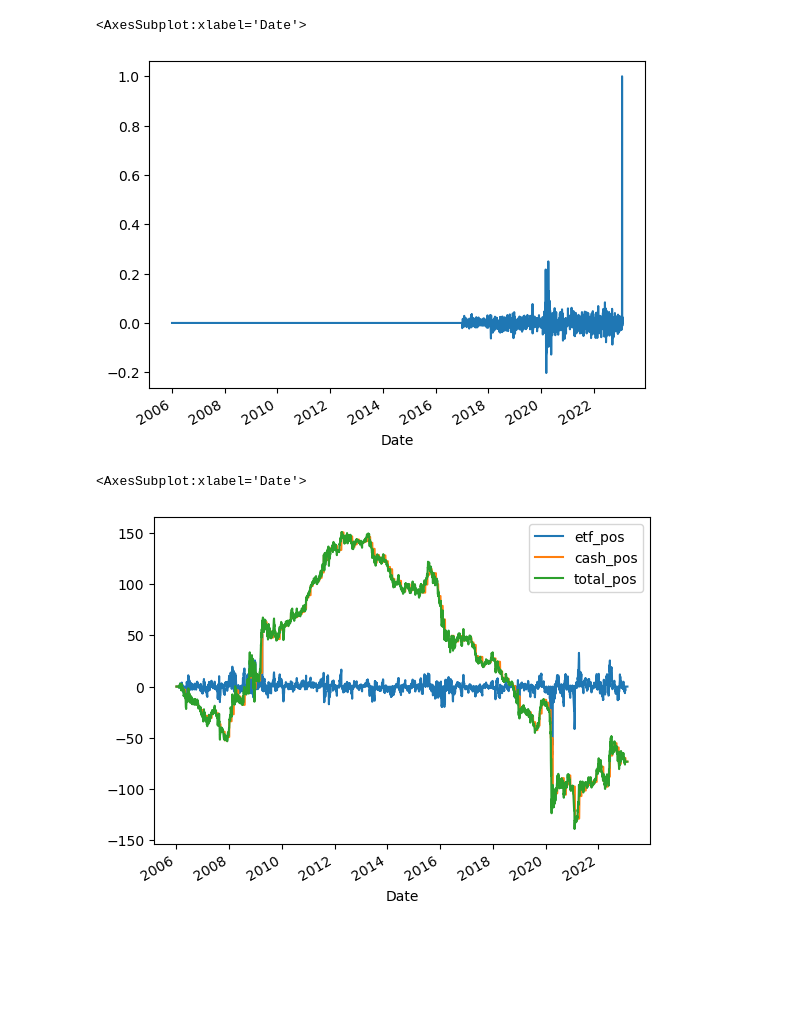
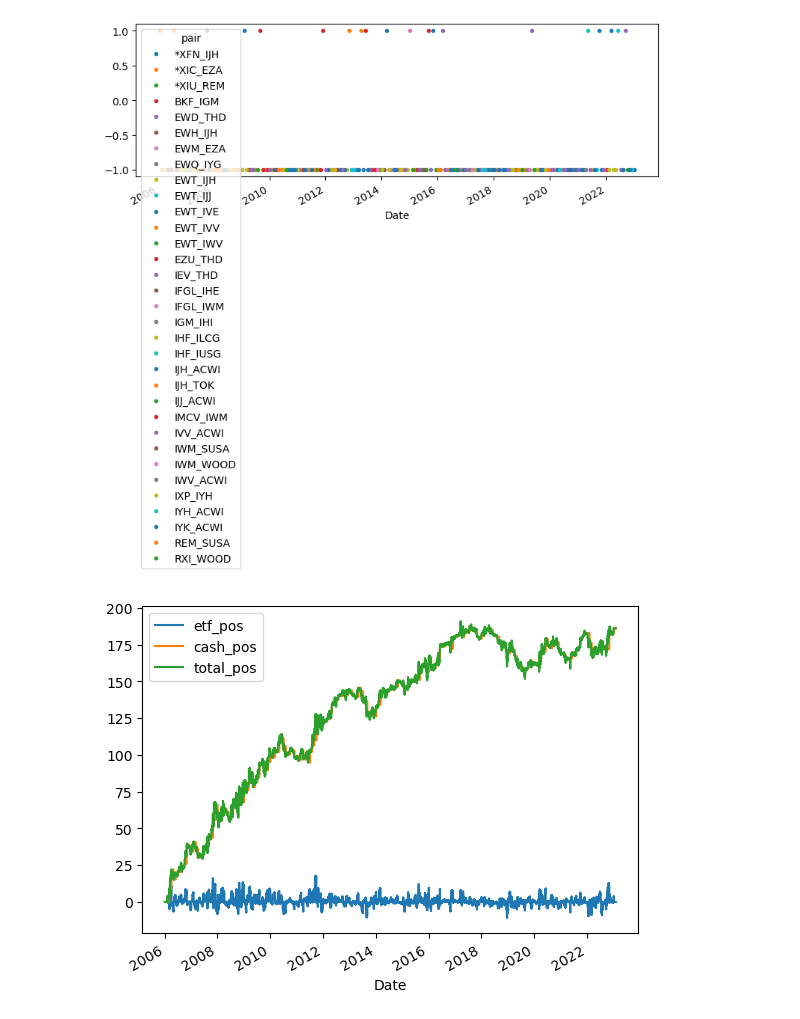
Before and after one commit to DerrickXZY/IAQF_Competition, a Jupyter notebook: pipeline/pipeline.ipynb, the cells around one changed output. Drawn from its saved outputs; the diff is of its cells as text; code cells hidden in the pictures; blank space fills up the shorter version.

Commit message:
Update result with new pred

```diff
--- a/pipeline/pipeline.ipynb
+++ b/pipeline/pipeline.ipynb
@@ -287,19 +348,13 @@ class PairTradingPipeline():
         etf_ret['base'].loc[trade_df.index] = 0
         return (etf_ret['etf_pos'] - etf_ret['base']) / cost
 # %%
-price_df = pd.read_csv('price_df.csv')
+price_df = pd.read_csv('../data/Final Total Return Index Df.csv')
 price_df['Date'] = pd.to_datetime(price_df['Date'])
-price_pivot_df = price_df.pivot_table("ETF Price", ["Date"], columns="ETF_Ticker")
+price_pivot_df = price_df.pivot_table("Total Return", ["Date"], columns="ETF_Ticker")
 price_pivot_df.index =pd.to_datetime(price_pivot_df.index)
 
-training_df = pd.read_csv('TrainingSet.csv')
+training_df = pd.read_csv('../data/Final TrainingSet.csv')
 training_df
 
 pipeline = PairTradingPipeline(price_df)
 pairs = pipeline.select_pairs()
-# %%
-plot_df = trade_df.copy()
-plot_df[plot_df == 0] = None
-plot_df[plot_df > 0] = 1
-plot_df[plot_df < 0] = -1
-plot_df.plot(style='.', figsize=(9, 3))
@@ -309,3 +361,19 @@ plot_df.plot(style='.', figsize=(9, 3))
+# %%
+def show_port_results(pair_trade_df, trade_df):
+    plot_df = pair_trade_df.pivot_table(values='side', columns='pair', index=pair_trade_df.index)
+    plot_df[plot_df == 0] = -1
+    plot_df.plot(style='.', figsize=(9, 3))
+    plt.show()
+
+    port_df = pipeline.generate_portfolio(trade_df)
+    port_df.plot()
+    plt.show()
+
+    ret_df = pipeline.calc_port_return(port_df, trade_df)
+    ret_df.plot()
+    plt.show()
+
+    return port_df, ret_df
 # %%
 linear_pred_df = pipeline.predict('linear', pairs,  params = {
                 'pred_period': 'D',
@@ -335,0 +447,10 @@ pipeline.calc_port_return(port_df, trade_df).plot()
+# %%
+linear_pred_df = pipeline.predict('linear', pairs,  params = {
+                'pred_period': 'M',
+                'cost' : 100
+            }, periodic=True)
+trade_df, pair_trade_df = pipeline.create_signal('most_spread_rtn', linear_pred_df, params= {
+                'holding_period': 21,
+                'cost': 100
+            })
+port_df, ret_df = show_port_results(pair_trade_df, trade_df)
@@ -357,19 +555,12 @@ plot_df.plot(style='.', figsize=(9, 3))
-# %%
-ret_df = pipeline.calc_port_return(port_df, trade_df)
-ret_df.plot()
-# %% [output]
-<AxesSubplot:xlabel='Date'>
-[figure, removed]
 # %%
 params = {
     'holding_period': 21,
     'distribution_period': 21,
     'training_ratio': 0.5,
     'cost': 100.
 }
 trade_df, pair_trade_df = pipeline.create_signal('percentile_current', linear_pred_df, params=params)
-port_df = pipeline.generate_portfolio(trade_df)
-port_df.plot()
+port_df, ret_df = show_port_results(pair_trade_df, trade_df)
 # %% [output]
-<AxesSubplot:xlabel='Date'>
-[figure, old version]
+[figure, new version]
+[figure, added]
```
Also changed, not shown: parts of 29 cells of this notebook, 2 other files.
